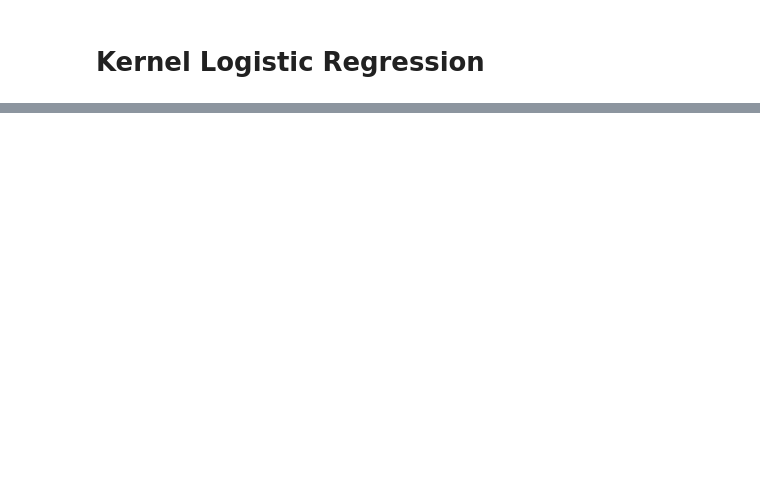
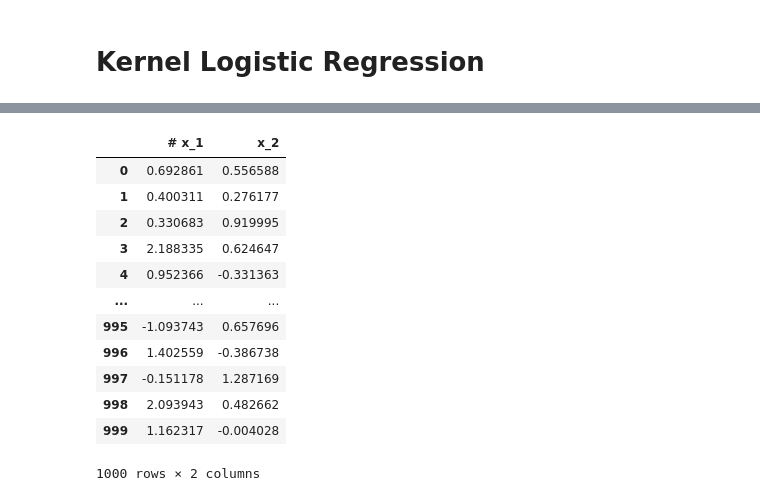
Before and after one commit to sourav22899/cs5691-prml, a Jupyter notebook: assign2/cs5691_pa2.ipynb, the cells around one changed output, grey strips where cells are left out. Drawn from its saved outputs; the diff is of its cells as text; code cells hidden in the pictures; blank space fills up the shorter version.

```diff
--- a/assign2/cs5691_pa2.ipynb
+++ b/assign2/cs5691_pa2.ipynb
@@ -230,0 +230,3 @@ for i in range(10):
+# %%
+data = pd.read_csv('Dataset_2_Team_32.csv')
+data
@@ -230,0 +247,18 @@ for i in range(10):
+# %%
+y = data['Class_label']
+X = data.drop(columns='Class_label')
+X
+# %% [output]
+|  | # x_1 | x_2 |
+| 0 | 0.692861 | 0.556588 |
+| 1 | 0.400311 | 0.276177 |
+| 2 | 0.330683 | 0.919995 |
+| 3 | 2.188335 | 0.624647 |
+| 4 | 0.952366 | -0.331363 |
+| ... | ... | ... |
+| 995 | -1.093743 | 0.657696 |
+| 996 | 1.402559 | -0.386738 |
+| 997 | -0.151178 | 1.287169 |
+| 998 | 2.093943 | 0.482662 |
+| 999 | 1.162317 | -0.004028 |
+1000 rows × 2 columns
```
Also changed, not shown: parts of 18 cells of this notebook.
